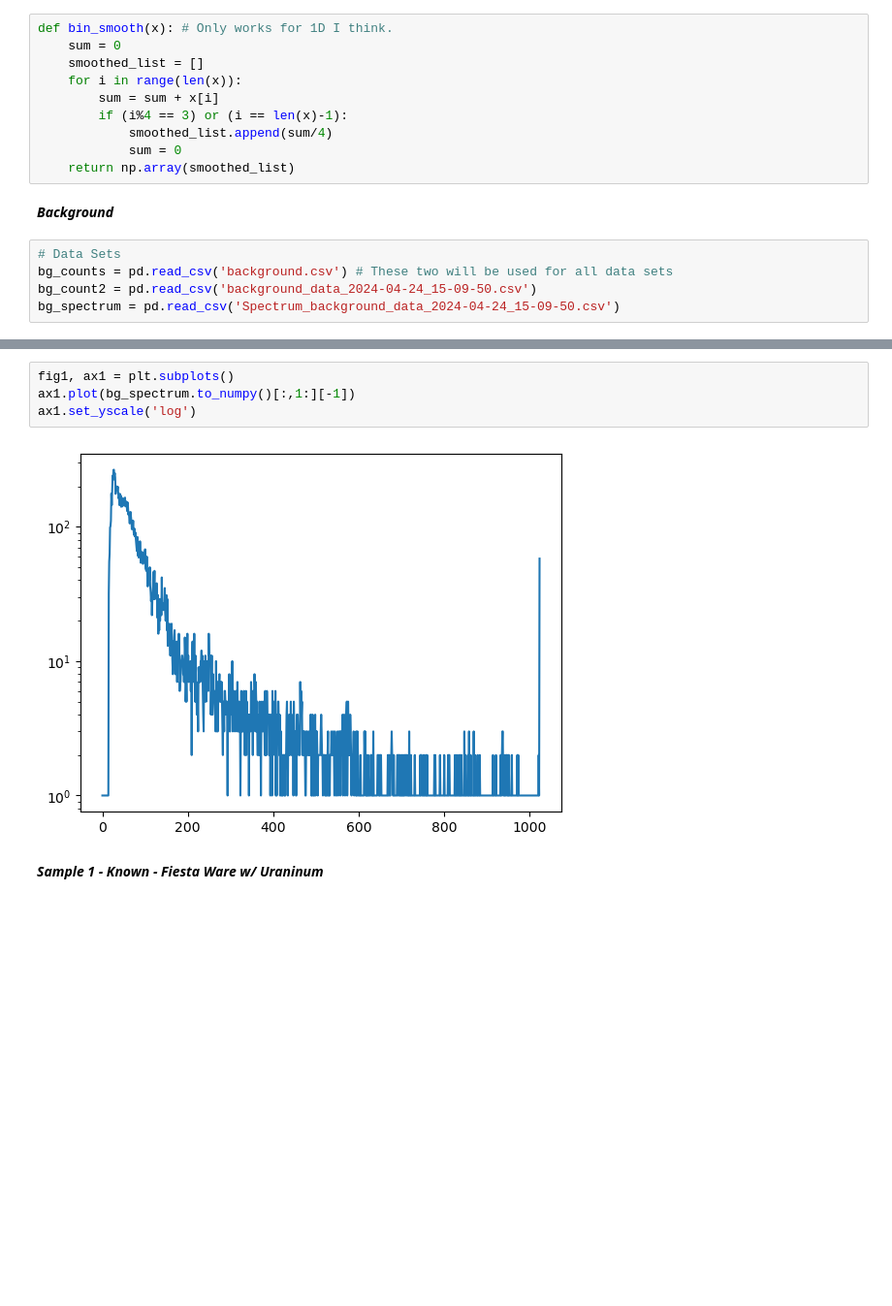
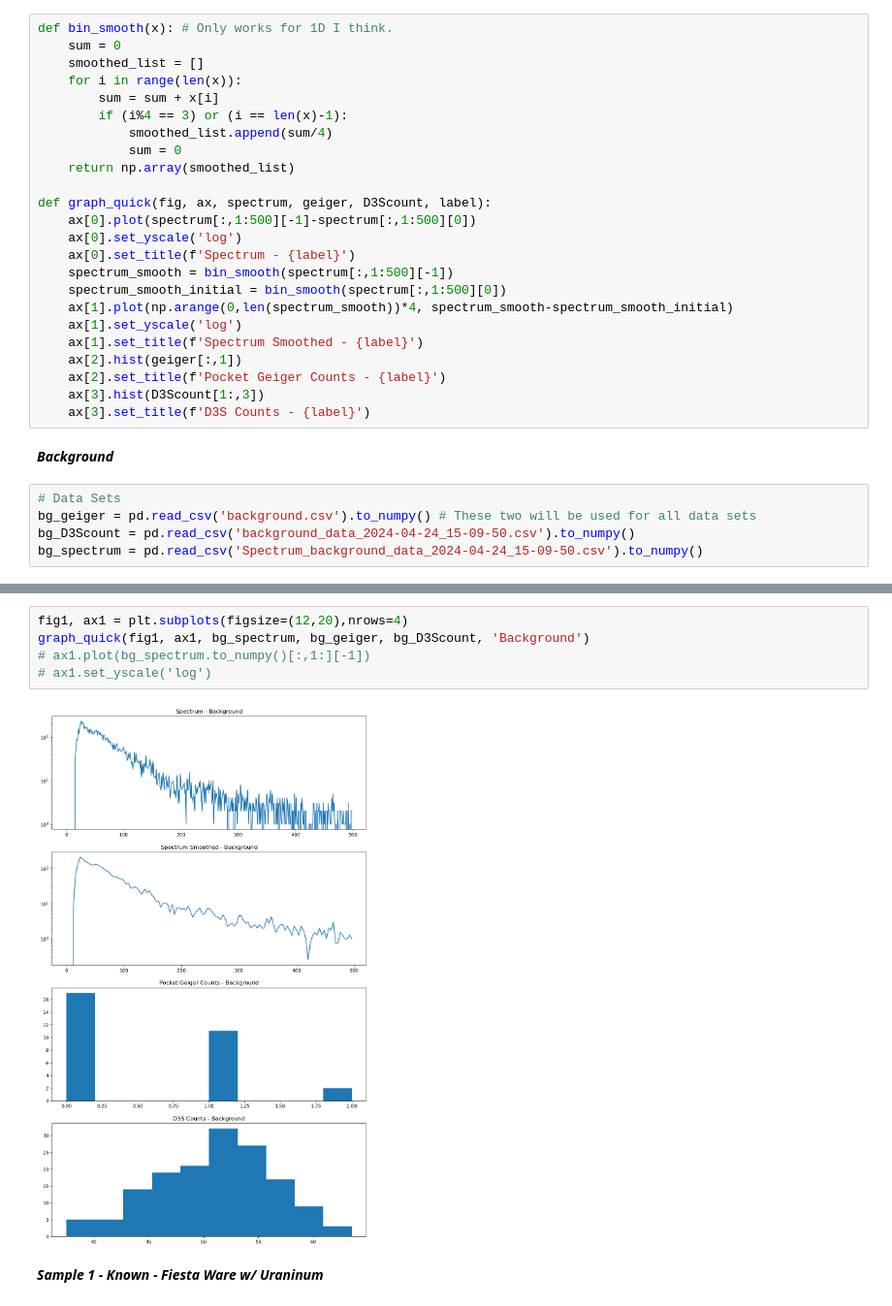
Before and after one commit to Kaiel0904/E11_KyleLink, a Jupyter notebook: E11 Final Graphing.ipynb, the cells around one changed output, grey strips where cells are left out. Shown at 97% size. Drawn from its saved outputs; the diff is of its cells as text; blank space fills up the shorter version.

Commit message:
Updating graphing - first complete

```diff
--- a/E11 Final Graphing.ipynb
+++ b/E11 Final Graphing.ipynb
@@ -13,11 +13,25 @@ def bin_smooth(x): # Only works for 1D I think.
             smoothed_list.append(sum/4)
             sum = 0
     return np.array(smoothed_list)
+
+def graph_quick(fig, ax, spectrum, geiger, D3Scount, label):
+    ax[0].plot(spectrum[:,1:500][-1]-spectrum[:,1:500][0])
+    ax[0].set_yscale('log')
+    ax[0].set_title(f'Spectrum - {label}')
+    spectrum_smooth = bin_smooth(spectrum[:,1:500][-1])
+    spectrum_smooth_initial = bin_smooth(spectrum[:,1:500][0])
+    ax[1].plot(np.arange(0,len(spectrum_smooth))*4, spectrum_smooth-spectrum_smooth_initial)
+    ax[1].set_yscale('log')
+    ax[1].set_title(f'Spectrum Smoothed - {label}')
+    ax[2].hist(geiger[:,1])
+    ax[2].set_title(f'Pocket Geiger Counts - {label}')
+    ax[3].hist(D3Scount[1:,3])
+    ax[3].set_title(f'D3S Counts - {label}')
 # %% [markdown]
 ***Background***
 # %%
 # Data Sets
-bg_counts = pd.read_csv('background.csv') # These two will be used for all data sets
-bg_count2 = pd.read_csv('background_data_2024-04-24_15-09-50.csv')
-bg_spectrum = pd.read_csv('Spectrum_background_data_2024-04-24_15-09-50.csv')
+bg_geiger = pd.read_csv('background.csv').to_numpy() # These two will be used for all data sets
+bg_D3Scount = pd.read_csv('background_data_2024-04-24_15-09-50.csv').to_numpy()
+bg_spectrum = pd.read_csv('Spectrum_background_data_2024-04-24_15-09-50.csv').to_numpy()
 # %%
@@ -44,9 +40,10 @@ print(bg_spectrum.to_numpy()[:,1:][-1])
 # %%
-fig1, ax1 = plt.subplots()
-ax1.plot(bg_spectrum.to_numpy()[:,1:][-1])
-ax1.set_yscale('log')
+fig1, ax1 = plt.subplots(figsize=(12,20),nrows=4)
+graph_quick(fig1, ax1, bg_spectrum, bg_geiger, bg_D3Scount, 'Background')
+# ax1.plot(bg_spectrum.to_numpy()[:,1:][-1])
+# ax1.set_yscale('log')
 # %% [output]
-[figure, old version]
+[figure, new version]
 # %% [markdown]
 ***Sample 1 - Known - Fiesta Ware w/ Uraninum***
 # %%
```
Also changed, not shown: parts of 6 cells of this notebook.
